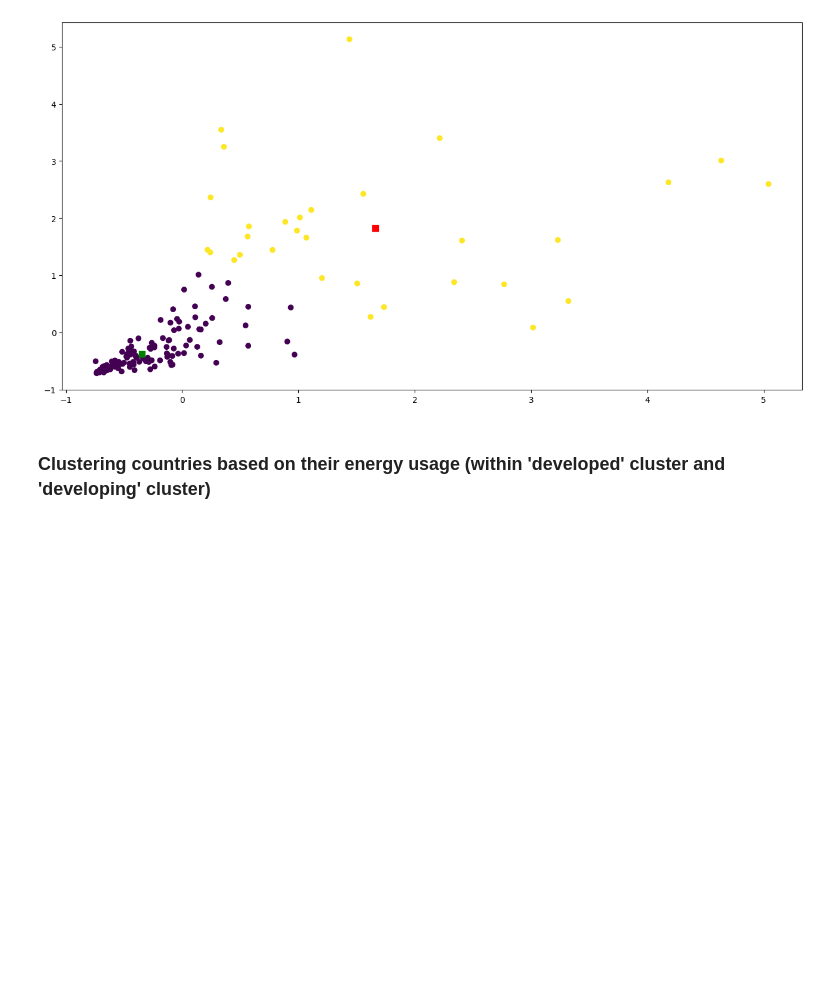
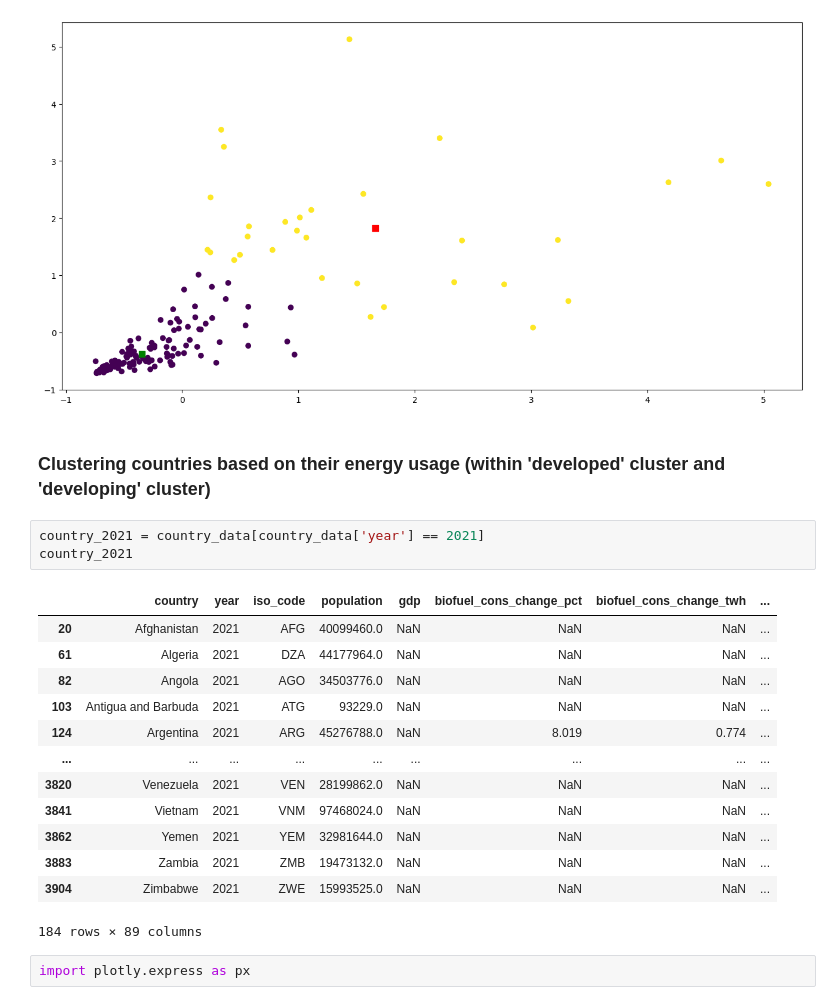
Before and after one commit to boon-keng/mini-project, a Jupyter notebook: EDA.ipynb, the cells around one changed output. Drawn from its saved outputs; the diff is of its cells as text; blank space fills up the shorter version.

```diff
--- a/EDA.ipynb
+++ b/EDA.ipynb
@@ -619,3 +623,22 @@ plt.scatter(1.66290804, 1.82079946, s=50, c='r', marker="s")
 [figure]
 # %% [markdown]
 ### Clustering countries based on their energy usage (within 'developed' cluster and 'developing' cluster)
+# %%
+country_2021 = country_data[country_data['year'] == 2021]
+country_2021
+# %% [output]
+|  | country | year | iso_code | population | gdp | biofuel_cons_change_pct | biofuel_cons_change_twh | ... |
+| 20 | Afghanistan | 2021 | AFG | 40099460.0 | NaN | NaN | NaN | ... |
+| 61 | Algeria | 2021 | DZA | 44177964.0 | NaN | NaN | NaN | ... |
+| 82 | Angola | 2021 | AGO | 34503776.0 | NaN | NaN | NaN | ... |
+| 103 | Antigua and Barbuda | 2021 | ATG | 93229.0 | NaN | NaN | NaN | ... |
+| 124 | Argentina | 2021 | ARG | 45276788.0 | NaN | 8.019 | 0.774 | ... |
+| ... | ... | ... | ... | ... | ... | ... | ... | ... |
+| 3820 | Venezuela | 2021 | VEN | 28199862.0 | NaN | NaN | NaN | ... |
+| 3841 | Vietnam | 2021 | VNM | 97468024.0 | NaN | NaN | NaN | ... |
+| 3862 | Yemen | 2021 | YEM | 32981644.0 | NaN | NaN | NaN | ... |
+| 3883 | Zambia | 2021 | ZMB | 19473132.0 | NaN | NaN | NaN | ... |
+| 3904 | Zimbabwe | 2021 | ZWE | 15993525.0 | NaN | NaN | NaN | ... |
+184 rows × 89 columns
+# %%
+import plotly.express as px
```
Also changed, not shown: parts of 9 cells of this notebook, 3 other files.
